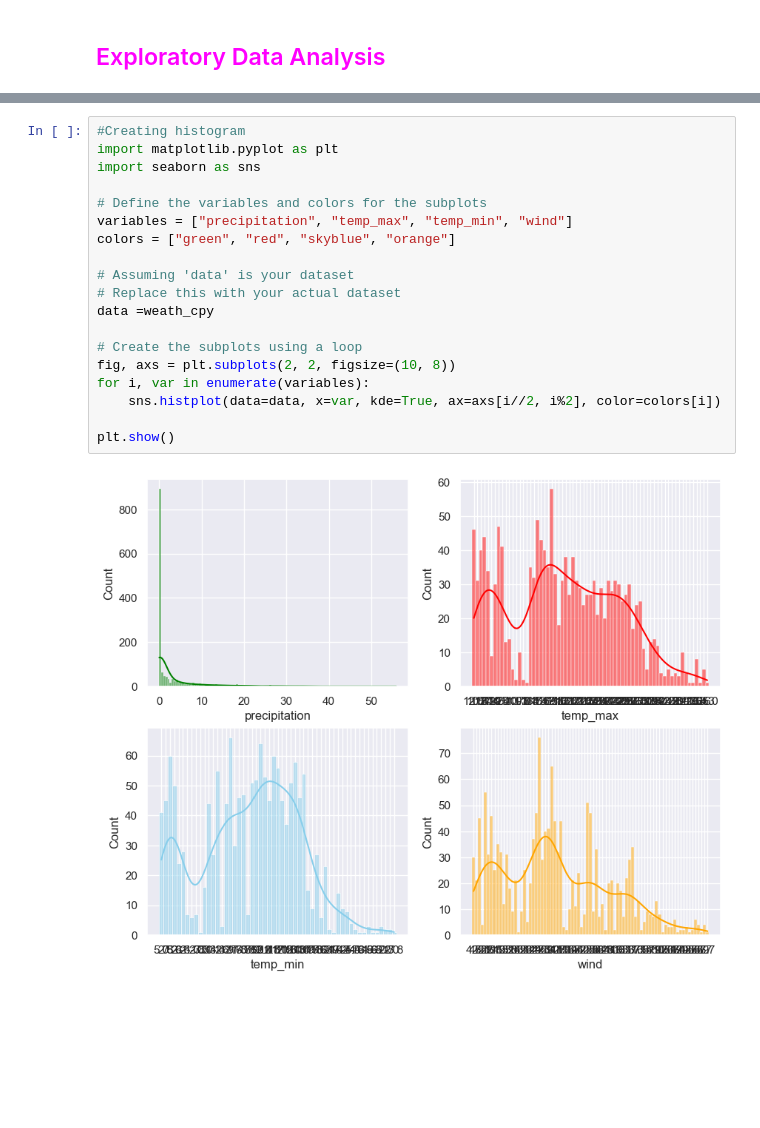
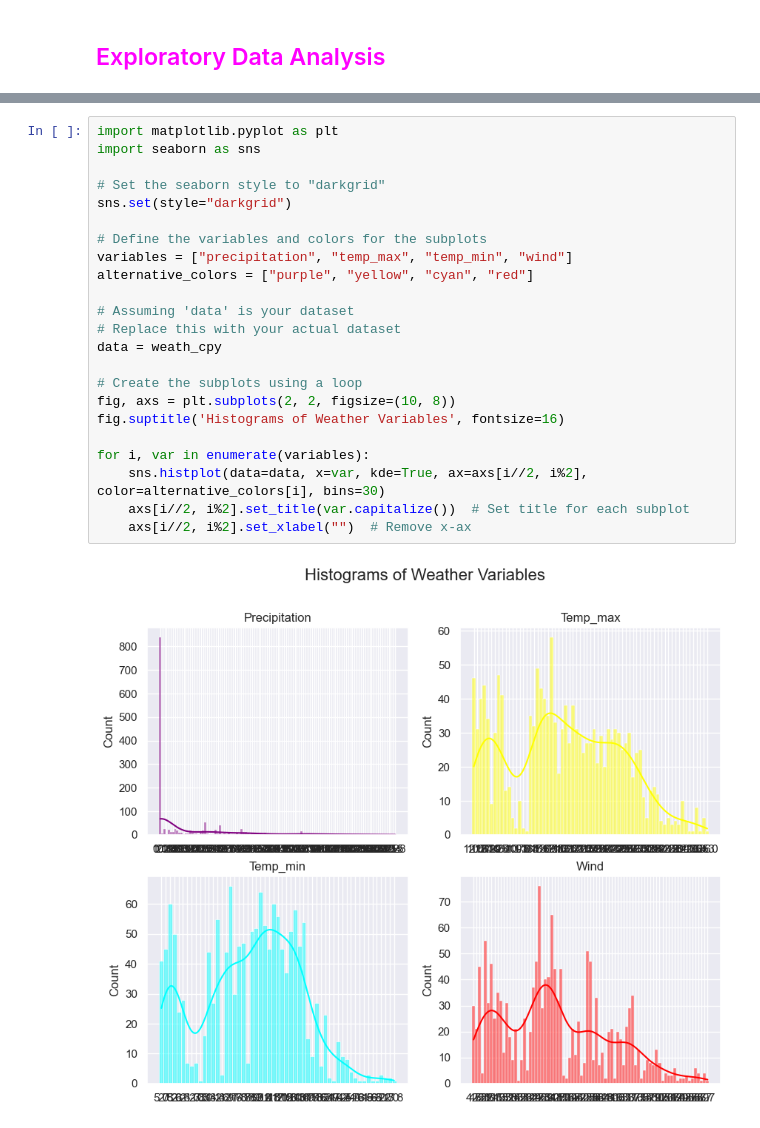
Before and after one commit to shubhangi24kashid/SkyCast, a Jupyter notebook: detection.ipynb, the cells around one changed output, grey strips where cells are left out. Cells and saved outputs as stored; diff of their text form; blank space fills up the shorter version.

Commit message:
Adeed other graphs

```diff
--- a/detection.ipynb
+++ b/detection.ipynb
@@ -255,21 +337,25 @@ plt.show()
 # %%
-#Creating histogram
 import matplotlib.pyplot as plt
 import seaborn as sns
 
+# Set the seaborn style to "darkgrid"
+sns.set(style="darkgrid")
+
 # Define the variables and colors for the subplots
 variables = ["precipitation", "temp_max", "temp_min", "wind"]
-colors = ["green", "red", "skyblue", "orange"]
+alternative_colors = ["purple", "yellow", "cyan", "red"]
 
 # Assuming 'data' is your dataset
 # Replace this with your actual dataset
-data =weath_cpy
+data = weath_cpy
 
 # Create the subplots using a loop
 fig, axs = plt.subplots(2, 2, figsize=(10, 8))
+fig.suptitle('Histograms of Weather Variables', fontsize=16)
+
 for i, var in enumerate(variables):
-    sns.histplot(data=data, x=var, kde=True, ax=axs[i//2, i%2], color=colors[i])
-
-plt.show()
+    sns.histplot(data=data, x=var, kde=True, ax=axs[i//2, i%2], color=alternative_colors[i], bins=30)
+    axs[i//2, i%2].set_title(var.capitalize())  # Set title for each subplot
+    axs[i//2, i%2].set_xlabel("")  # Remove x-ax
 # %% [output]
-[figure, old version]
+[figure, new version]
```
Also changed, not shown: parts of 10 cells of this notebook.
